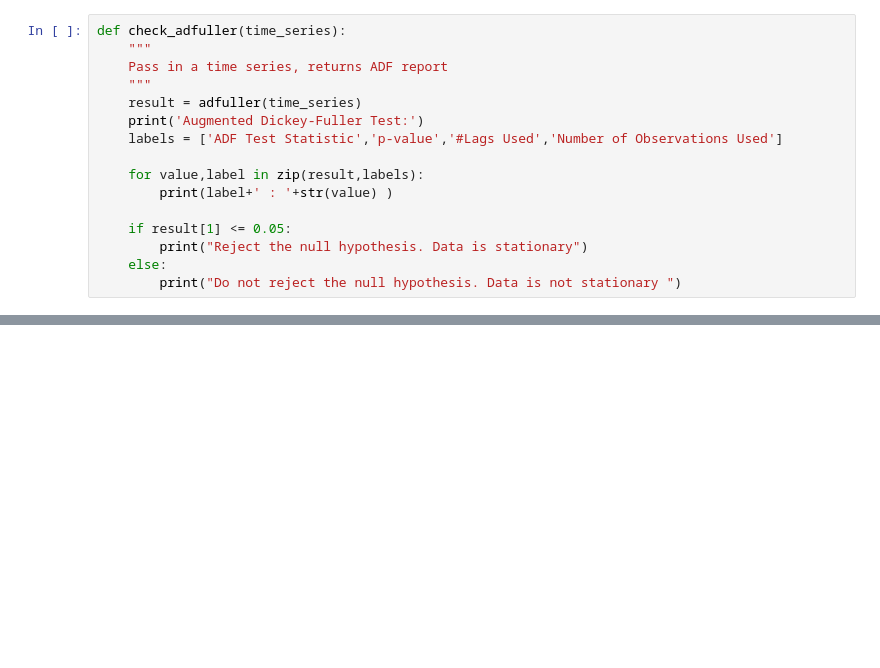
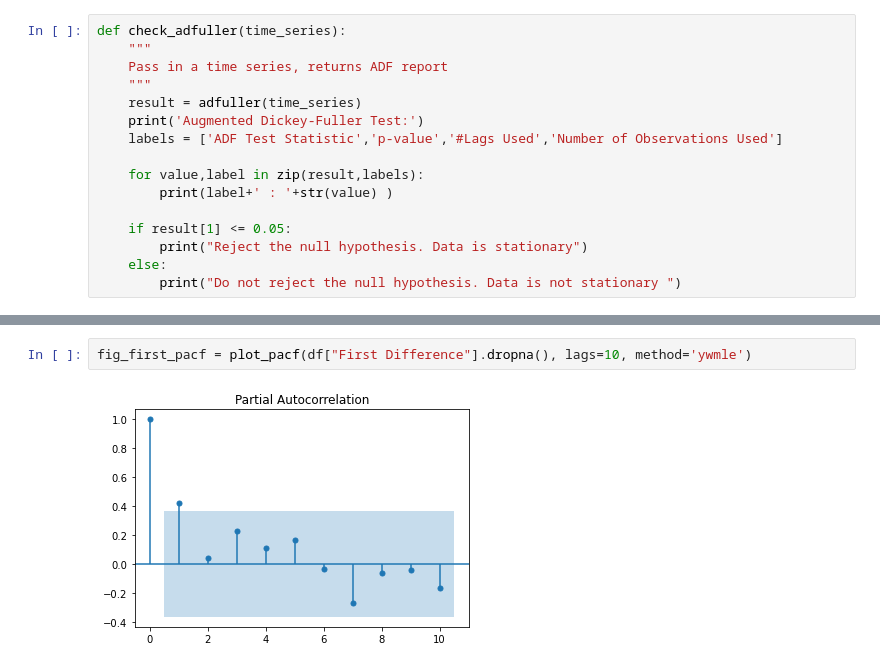
Before and after one commit to pant411/final_stat_pant, a Jupyter notebook: part4_time_series_mobile.ipynb, the cells around one changed output, grey strips where cells are left out. Cells and saved outputs as stored; diff of their text form; blank space fills up the shorter version.

```diff
--- a/part4_time_series.ipynb
+++ b/part4_time_series_mobile.ipynb
@@ -124,0 +152,4 @@ Do not reject the null hypothesis. Data is not stationary
+# %%
+fig_first_pacf = plot_pacf(df["First Difference"].dropna(), lags=10, method='ywmle')
+# %% [output]
+[figure, added]
```
Also changed, not shown: parts of 23 cells of this notebook, 2 other files.
